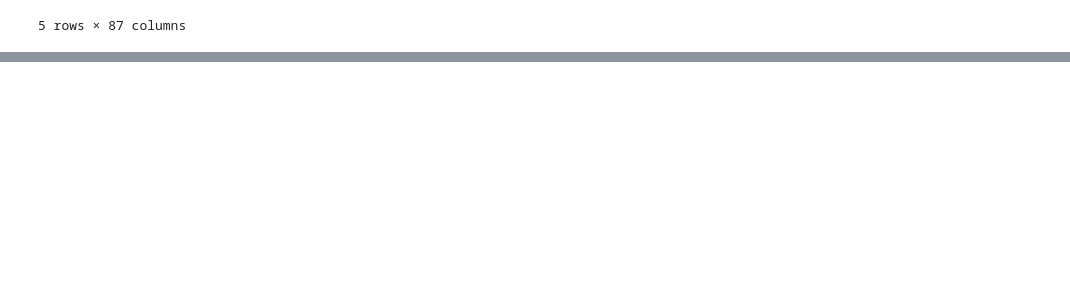
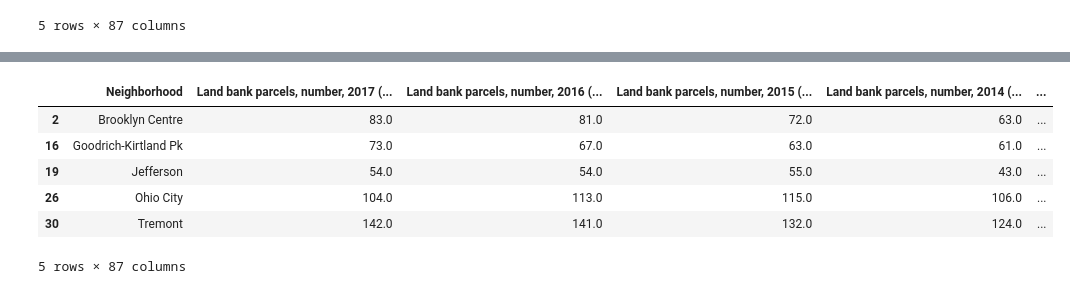
Before and after one commit to nicholasiii/GroupAssignement1, a Jupyter notebook: DataCleaning.ipynb, the cells around one changed output, grey strips where cells are left out. Drawn from its saved outputs; the diff is of its cells as text; code cells hidden in the pictures; blank space fills up the shorter version.

```diff
--- a/DataCleaning.ipynb
+++ b/DataCleaning.ipynb
@@ -81,0 +94,12 @@ indicators.head()
+# %%
+# Neighborhoods with low Land Bank involvement
+low_lb = indicators.iloc[[2,16,19,26,30],:]
+low_lb.head()
+# %% [output]
+|  | Neighborhood | Land bank parcels, number, 2017 (... | Land bank parcels, number, 2016 (... | Land bank parcels, number, 2015 (... | Land bank parcels, number, 2014 (... | ... |
+| 2 | Brooklyn Centre | 83.0 | 81.0 | 72.0 | 63.0 | ... |
+| 16 | Goodrich-Kirtland Pk | 73.0 | 67.0 | 63.0 | 61.0 | ... |
+| 19 | Jefferson | 54.0 | 54.0 | 55.0 | 43.0 | ... |
+| 26 | Ohio City | 104.0 | 113.0 | 115.0 | 106.0 | ... |
+| 30 | Tremont | 142.0 | 141.0 | 132.0 | 124.0 | ... |
+5 rows × 87 columns
```
Also changed, not shown: parts of 3 cells of this notebook, 2 other files.
